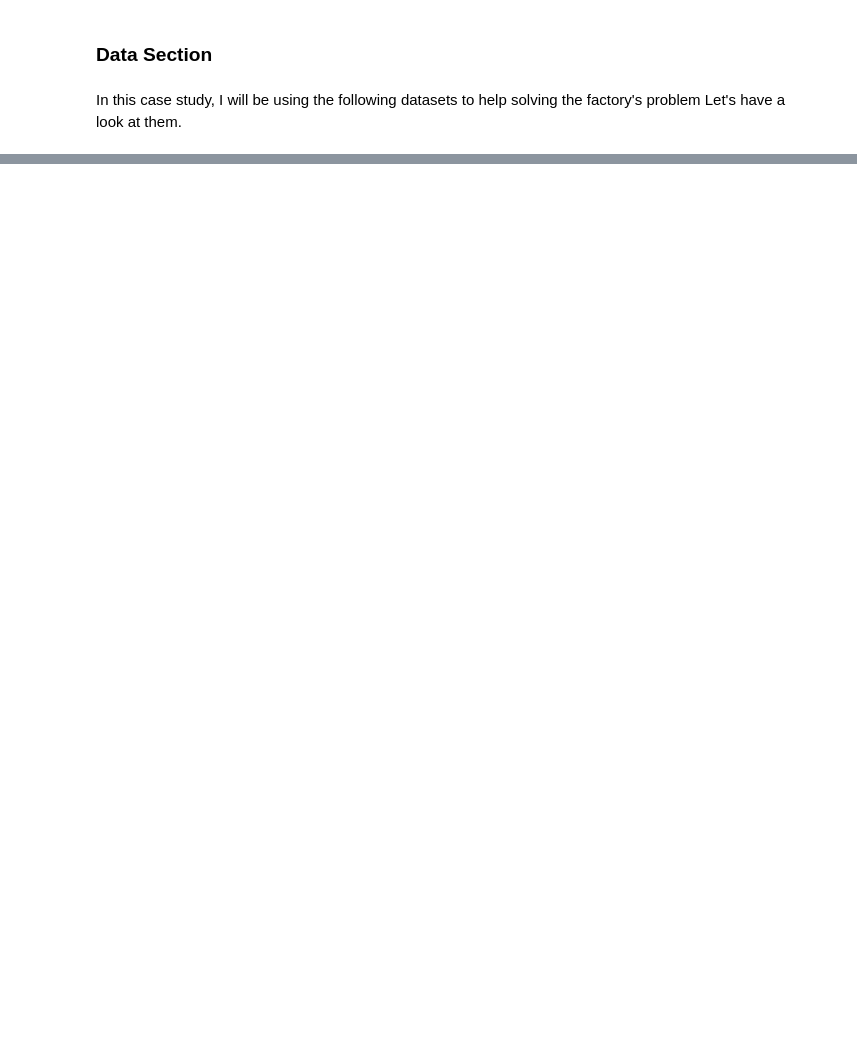
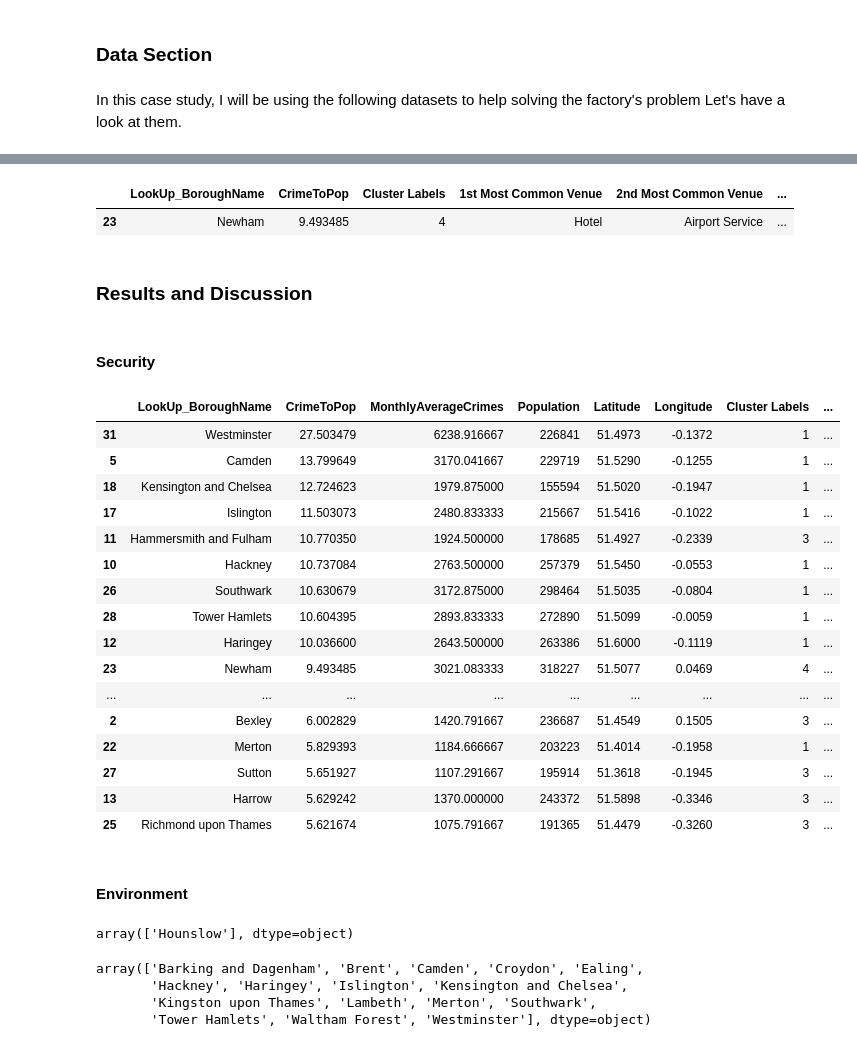
Before and after one commit to soniaaraujo1/github-example, a Jupyter notebook: The Batle of The Neighborhoods.ipynb, the cells around one changed output, grey strips where cells are left out. Drawn from its saved outputs; the diff is of its cells as text; code cells hidden in the pictures; blank space fills up the shorter version.

```diff
--- a/The Batle of The Neighborhoods.ipynb
+++ b/The Batle of The Neighborhoods.ipynb
@@ -28,0 +564,4 @@ Let's have a look at them.
+# %%
+# Group rows by borough and take the mean of frequency of each venue category
+grouped = onehot.groupby('LookUp_BoroughName').mean().reset_index()
+grouped
@@ -28,0 +587,13 @@ Let's have a look at them.
+# %%
+# top 5 venues for each neighborhood
+num_top_venues = 5
+
+for hood in grouped['LookUp_BoroughName']:
+    print("----"+hood+"----")
+    temp = grouped[grouped['LookUp_BoroughName'] == hood].T.reset_index()
+    temp.columns = ['venue','freq']
+    temp = temp.iloc[1:]
+    temp['freq'] = temp['freq'].astype(float)
+    temp = temp.round({'freq': 2})
+    print(temp.sort_values('freq', ascending=False).reset_index(drop=True).head(num_top_venues))
+    print('\n')
@@ -28,0 +658,6 @@ Let's have a look at them.
+# %%
+kclusters = 5
+london_cluster = grouped.drop('LookUp_BoroughName', 1)
+kmeans = KMeans(n_clusters=kclusters, random_state=0).fit(london_cluster)
+
+kmeans.labels_[0:10]
@@ -28,0 +666,9 @@ Let's have a look at them.
+# %%
+# add clustering labels
+venues_sorted.insert(0, 'Cluster Labels', kmeans.labels_)
+
+# merge toronto_grouped with toronto coords to add latitude/longitude for each neighborhood
+london_merged = df
+london_merged = london_merged.join(venues_sorted.set_index('LookUp_BoroughName'), on='LookUp_BoroughName')
+
+london_merged.head()
@@ -28,0 +758,46 @@ Let's have a look at them.
+# %%
+# Cluster 4: Traveller area
+london_merged.loc[london_merged['Cluster Labels'] == 4, london_merged.columns[[0] + list(range(5, london_merged.shape[1]))]]
+# %% [output]
+|  | LookUp_BoroughName | CrimeToPop | Cluster Labels | 1st Most Common Venue | 2nd Most Common Venue | ... |
+| 23 | Newham | 9.493485 | 4 | Hotel | Airport Service | ... |
+# %% [markdown]
+### Results and Discussion
+# %% [markdown]
+#### Security
+# %%
+crimetopop = london_merged['CrimeToPop']
+london_merged.drop(['CrimeToPop'], inplace=True, axis=1)
+london_merged.insert(1, 'CrimeToPop', crimetopop)
+london_merged.sort_values(by='CrimeToPop', ascending = False)
+# %% [output]
+|  | LookUp_BoroughName | CrimeToPop | MonthlyAverageCrimes | Population | Latitude | Longitude | Cluster Labels | ... |
+| 31 | Westminster | 27.503479 | 6238.916667 | 226841 | 51.4973 | -0.1372 | 1 | ... |
+| 5 | Camden | 13.799649 | 3170.041667 | 229719 | 51.5290 | -0.1255 | 1 | ... |
+| 18 | Kensington and Chelsea | 12.724623 | 1979.875000 | 155594 | 51.5020 | -0.1947 | 1 | ... |
+| 17 | Islington | 11.503073 | 2480.833333 | 215667 | 51.5416 | -0.1022 | 1 | ... |
+| 11 | Hammersmith and Fulham | 10.770350 | 1924.500000 | 178685 | 51.4927 | -0.2339 | 3 | ... |
+| 10 | Hackney | 10.737084 | 2763.500000 | 257379 | 51.5450 | -0.0553 | 1 | ... |
+| 26 | Southwark | 10.630679 | 3172.875000 | 298464 | 51.5035 | -0.0804 | 1 | ... |
+| 28 | Tower Hamlets | 10.604395 | 2893.833333 | 272890 | 51.5099 | -0.0059 | 1 | ... |
+| 12 | Haringey | 10.036600 | 2643.500000 | 263386 | 51.6000 | -0.1119 | 1 | ... |
+| 23 | Newham | 9.493485 | 3021.083333 | 318227 | 51.5077 | 0.0469 | 4 | ... |
+| ... | ... | ... | ... | ... | ... | ... | ... | ... |
+| 2 | Bexley | 6.002829 | 1420.791667 | 236687 | 51.4549 | 0.1505 | 3 | ... |
+| 22 | Merton | 5.829393 | 1184.666667 | 203223 | 51.4014 | -0.1958 | 1 | ... |
+| 27 | Sutton | 5.651927 | 1107.291667 | 195914 | 51.3618 | -0.1945 | 3 | ... |
+| 13 | Harrow | 5.629242 | 1370.000000 | 243372 | 51.5898 | -0.3346 | 3 | ... |
+| 25 | Richmond upon Thames | 5.621674 | 1075.791667 | 191365 | 51.4479 | -0.3260 | 3 | ... |
+# %% [markdown]
+#### Environment
+# %%
+london_merged.loc[london_merged['Cluster Labels'] == 0].LookUp_BoroughName.unique()
+# %% [output]
+array(['Hounslow'], dtype=object)
+# %%
+london_merged.loc[london_merged['Cluster Labels'] == 1].LookUp_BoroughName.unique()
+# %% [output]
+array(['Barking and Dagenham', 'Brent', 'Camden', 'Croydon', 'Ealing',
+       'Hackney', 'Haringey', 'Islington', 'Kensington and Chelsea',
+       'Kingston upon Thames', 'Lambeth', 'Merton', 'Southwark',
+       'Tower Hamlets', 'Waltham Forest', 'Westminster'], dtype=object)
```
Also changed, not shown: parts of 77 cells of this notebook.
